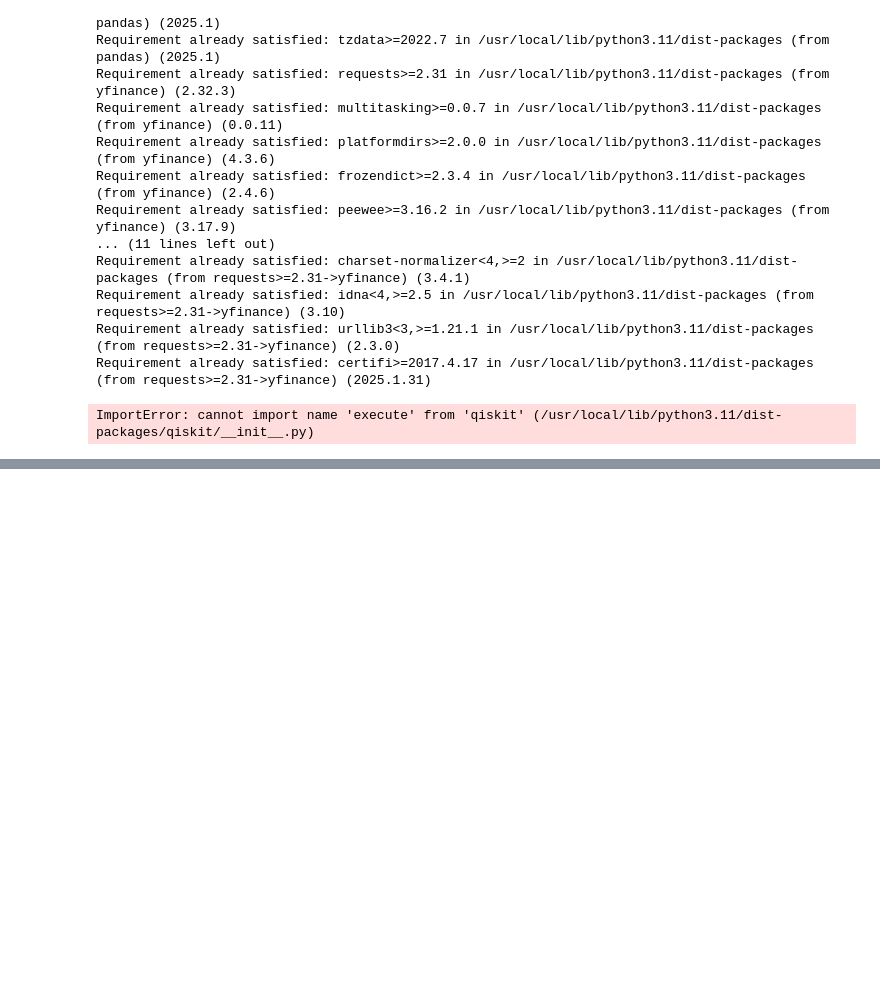
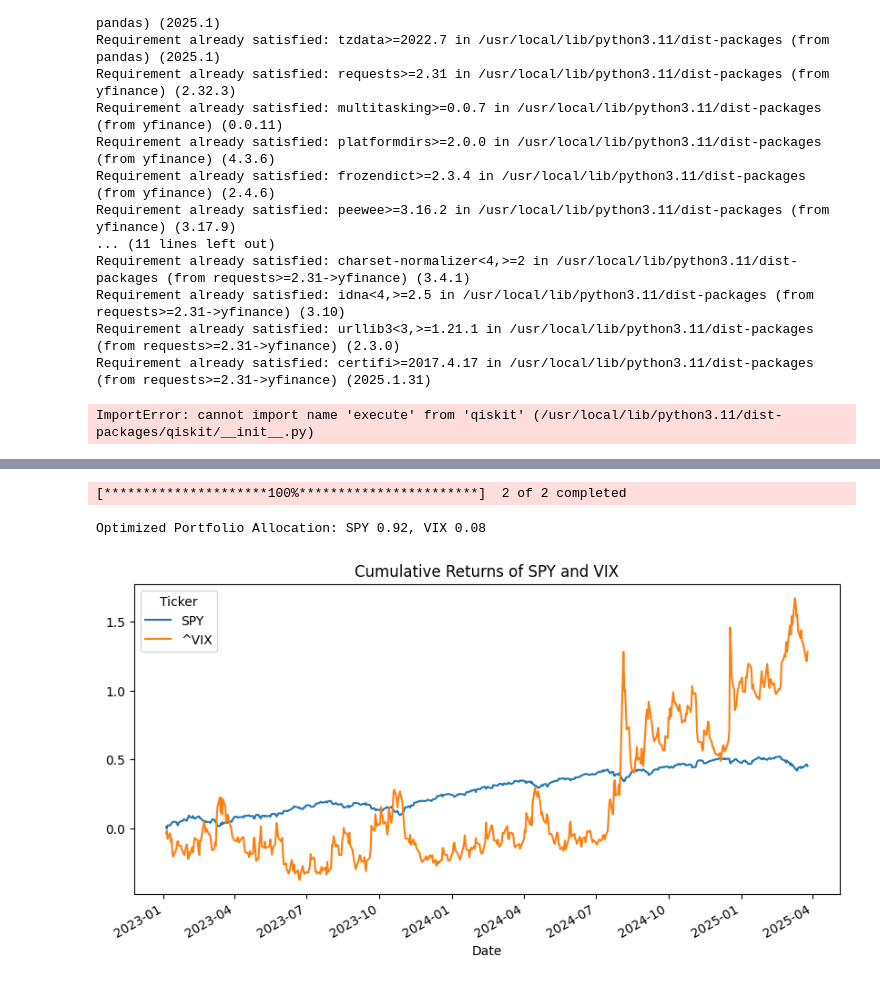
Before and after one commit to stefanciprian/rd, a Jupyter notebook: vix-quantum.ipynb, the cells around one changed output, grey strips where cells are left out. Cells and saved outputs as stored; diff of their text form; code cells hidden in the pictures; blank space fills up the shorter version.

```diff
--- a/vix-quantum.ipynb
+++ b/vix-quantum.ipynb
@@ -120,0 +158,63 @@ ImportError: cannot import name 'execute' from 'qiskit' (/usr/local/lib/python3.
+# %%
+import pennylane as qml
+from pennylane import numpy as np
+import yfinance as yf
+import pandas as pd
+import matplotlib.pyplot as plt
+from scipy.optimize import minimize
+import datetime as dt
+from datetime import datetime
+
+end_time = dt.date.today().strftime("%Y-%m-%d")
+
+# Load historical data for SPY (S&P 500 ETF) and VIX (Volatility Index)
+assets = ["SPY", "^VIX"]
+#assets = ["QYLP.L", "VIXL.L"]
+data = yf.download(assets, start="2023-01-01", end=end_time)["Close"]
+
+# Calculate daily returns
+returns = data.pct_change().dropna()
+
+# Compute expected returns and covariance matrix
+expected_returns = returns.mean()
+cov_matrix = returns.cov()
+
+# Quantum device with 2 qubits (one per asset)
+dev = qml.device("default.qubit", wires=2)
+
+# Quantum cost function (Objective: Maximize Sharpe Ratio)
+def cost(weights):
+    weights = np.array([weights[0], 1 - weights[0]])  # Two assets
+    portfolio_return = np.dot(weights, expected_returns)
+    portfolio_volatility = np.sqrt(np.dot(weights.T, np.dot(cov_matrix, weights)))
+    sharpe_ratio = portfolio_return / portfolio_volatility
+    return -sharpe_ratio  # Minimize negative Sharpe Ratio
+
+# Define quantum circuit for QAOA
+@qml.qnode(dev)
+def quantum_circuit(params):
+    qml.RX(params[0], wires=0)  # Rotation for asset 1
+    qml.RX(params[1], wires=1)  # Rotation for asset 2
+    qml.CNOT(wires=[0, 1])      # Entanglement
+    return qml.expval(qml.PauliZ(0) + qml.PauliZ(1))
+
+# Optimization using classical-quantum hybrid approach
+def qaoa_optimization():
+    init_params = np.array([0.5, 0.5])  # Initial quantum parameters
+    opt = minimize(cost, init_params, method="COBYLA")  # Classical optimizer
+    return opt.x
+
+# Run QAOA to find optimal weights
+optimal_weights = qaoa_optimization()
+optimal_weights = [optimal_weights[0], 1 - optimal_weights[0]]
+
+# Display results
+print(f"Optimized Portfolio Allocation: SPY {optimal_weights[0]:.2f}, VIX {optimal_weights[1]:.2f}")
+
+# Plot asset performance
+returns.cumsum().plot(figsize=(10, 5), title="Cumulative Returns of SPY and VIX")
+plt.show()
+# %% [output]
+[*********************100%***********************]  2 of 2 completed
+Optimized Portfolio Allocation: SPY 0.92, VIX 0.08
+[figure, added]
```
Also changed, not shown: parts of 3 cells of this notebook.
